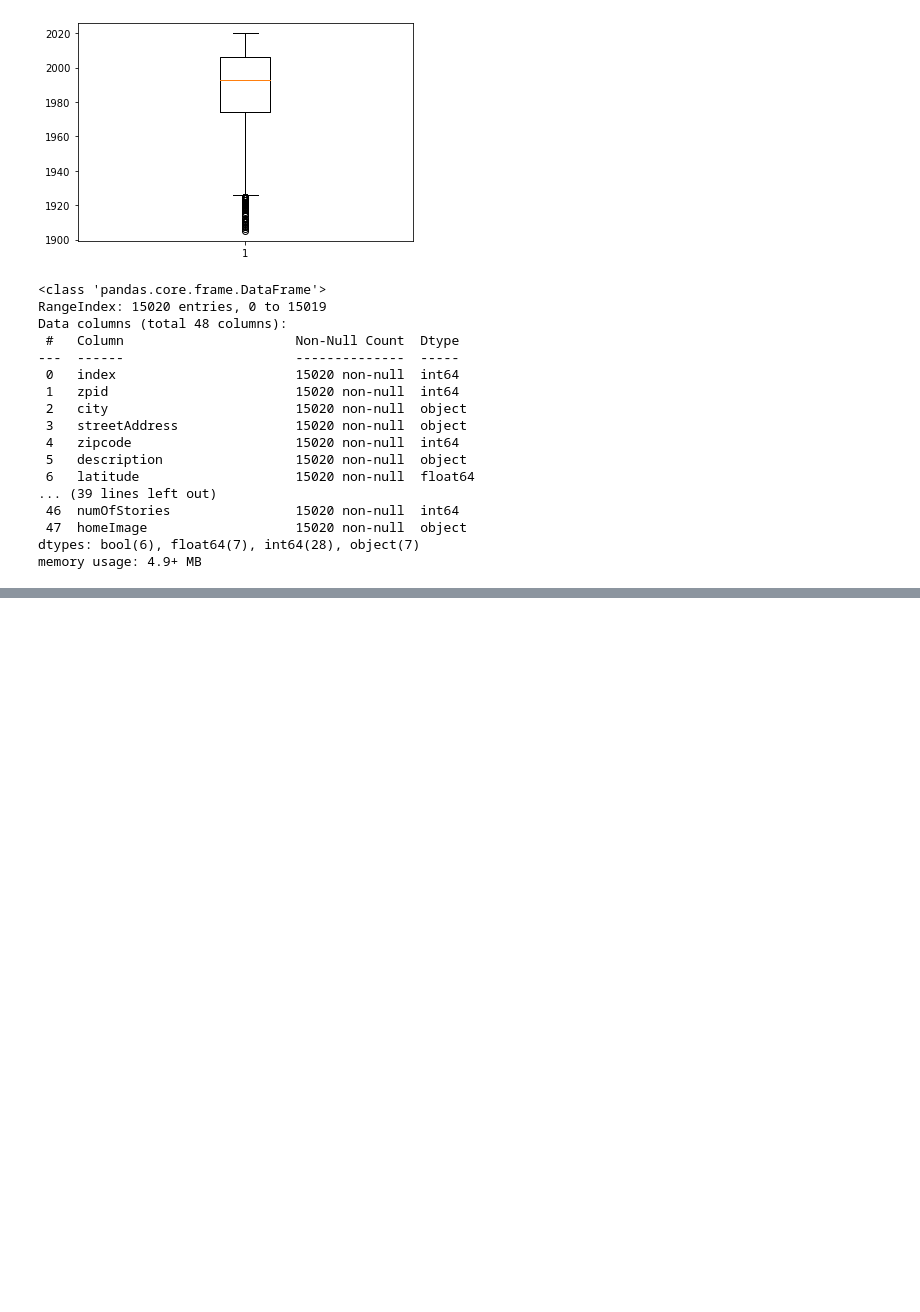
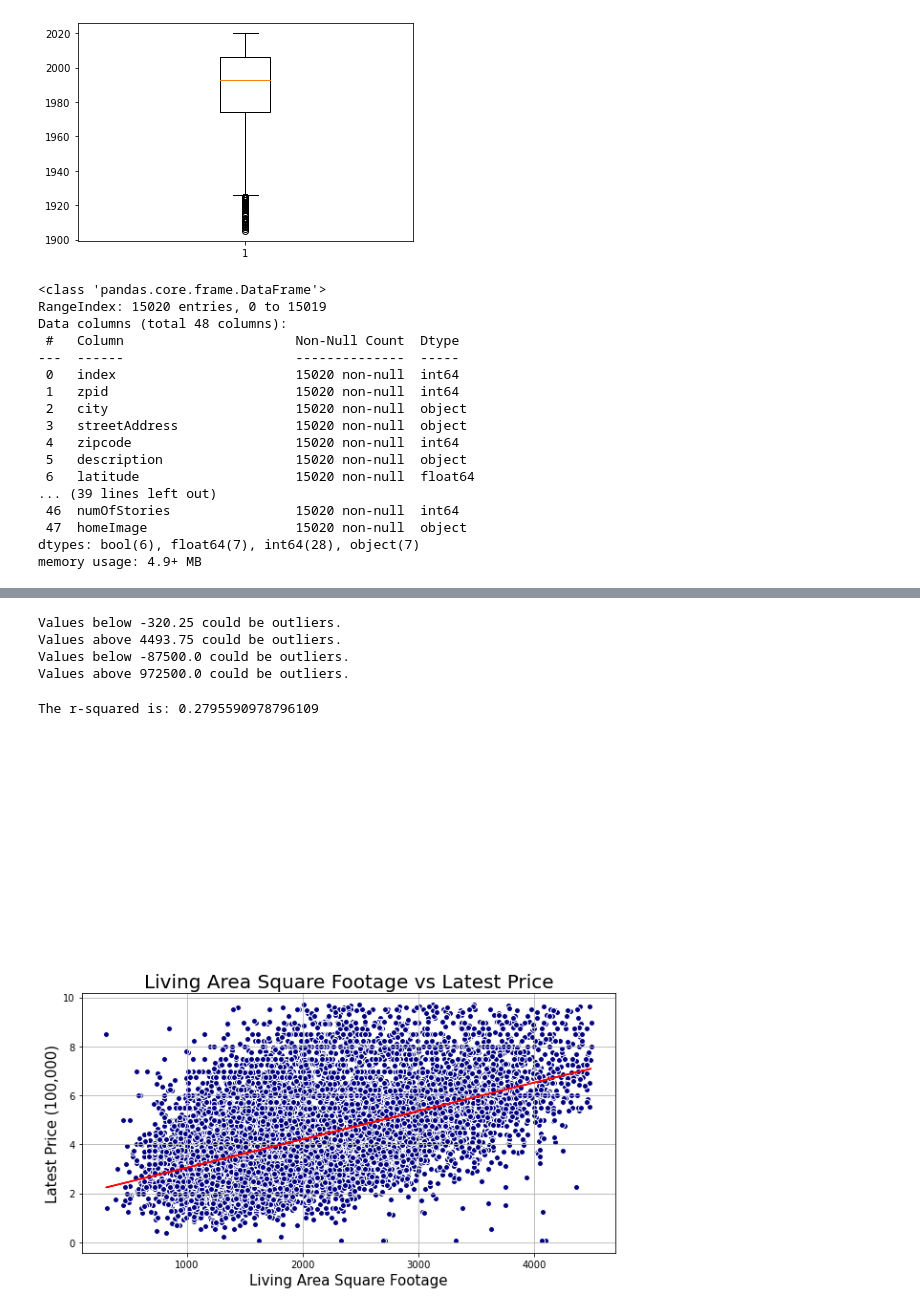
Before and after one commit to jonarnold3065/SMU_Project-1, a Jupyter notebook: Greyson_Work/Greyson_Notebook.ipynb, the cells around one changed output, grey strips where cells are left out. Cells and saved outputs as stored; diff of their text form; code cells hidden in the pictures; blank space fills up the shorter version.

```diff
--- a/Greyson_Work/Greyson_Notebook.ipynb
+++ b/Greyson_Work/Greyson_Notebook.ipynb
@@ -163,0 +147,59 @@ The r-squared is: 0.11677893523897115
+# %%
+squareFoot = cleanDf['livingAreaSqFt']
+quartiles = squareFoot.quantile([.25,.5,.75])
+lowerq = quartiles[0.25]
+upperq = quartiles[0.75]
+iqr = upperq-lowerq
+
+
+
+lower_bound = lowerq - (1.5*iqr)
+upper_bound = upperq + (1.5*iqr)
+print(f"Values below {lower_bound} could be outliers.")
+print(f"Values above {upper_bound} could be outliers.")
+
+mask = cleanDf['livingAreaSqFt'] < upper_bound
+outlierGoneDf = cleanDf[mask]
+
+latestPrice = cleanDf['latestPrice']
+quartiles = latestPrice.quantile([.25,.5,.75])
+lowerq = quartiles[0.25]
+upperq = quartiles[0.75]
+iqr = upperq-lowerq
+
+
+
+lower_bound = lowerq - (1.5*iqr)
+upper_bound = upperq + (1.5*iqr)
+print(f"Values below {lower_bound} could be outliers.")
+print(f"Values above {upper_bound} could be outliers.")
+
+mask = outlierGoneDf['latestPrice'] < upper_bound
+outlierGoneDf = outlierGoneDf[mask]
+# %% [output]
+Values below -320.25 could be outliers.
+Values above 4493.75 could be outliers.
+Values below -87500.0 could be outliers.
+Values above 972500.0 could be outliers.
+# %%
+x_values = outlierGoneDf['livingAreaSqFt']
+y_values = outlierGoneDf['latestPrice'] / 100000
+
+(slope, intercept, rvalue, pvalue, stderr) = linregress(x_values, y_values)
+regress_values = x_values * slope + intercept
+line_eq = "y = " + str(round(slope,2)) + "x + " + str(round(intercept,2))
+
+plt.figure(figsize=(10, 5))
+plt.scatter(x_values,y_values, marker="o", facecolors="navy", edgecolors="white")
+plt.plot(x_values,regress_values,"r-")
+
+plt.annotate(line_eq,(-55,20),fontsize=15,color="red")
+plt.title('Living Area Square Footage vs Latest Price', fontsize=20)
+plt.xlabel('Living Area Square Footage', fontsize=15)
+plt.ylabel('Latest Price (100,000)', fontsize=15)
+print(f"The r-squared is: {rvalue**2}")
+plt.grid()
+plt.show()
+# %% [output]
+The r-squared is: 0.2795590978796109
+[figure, added]
```
Also changed, not shown: parts of 22 cells of this notebook.
